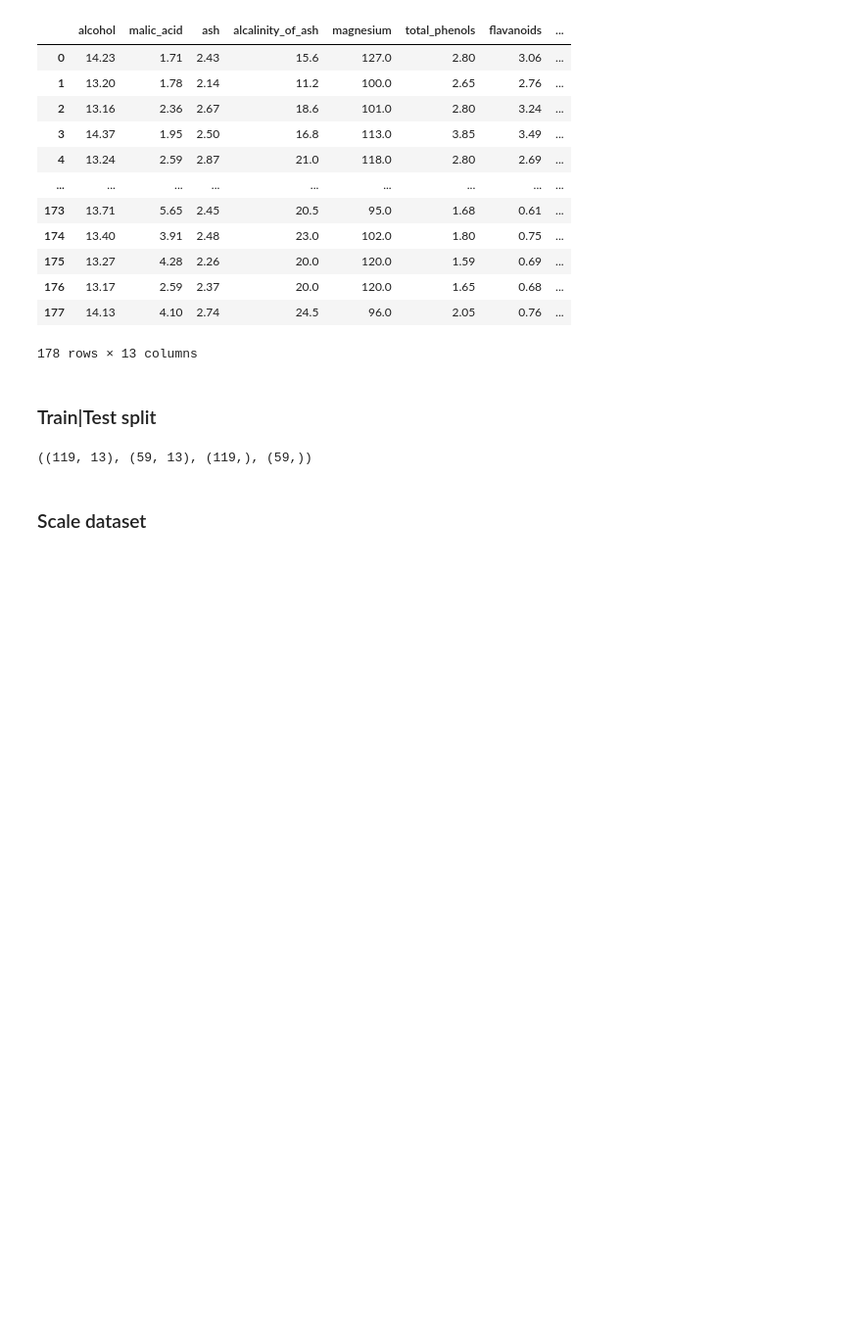
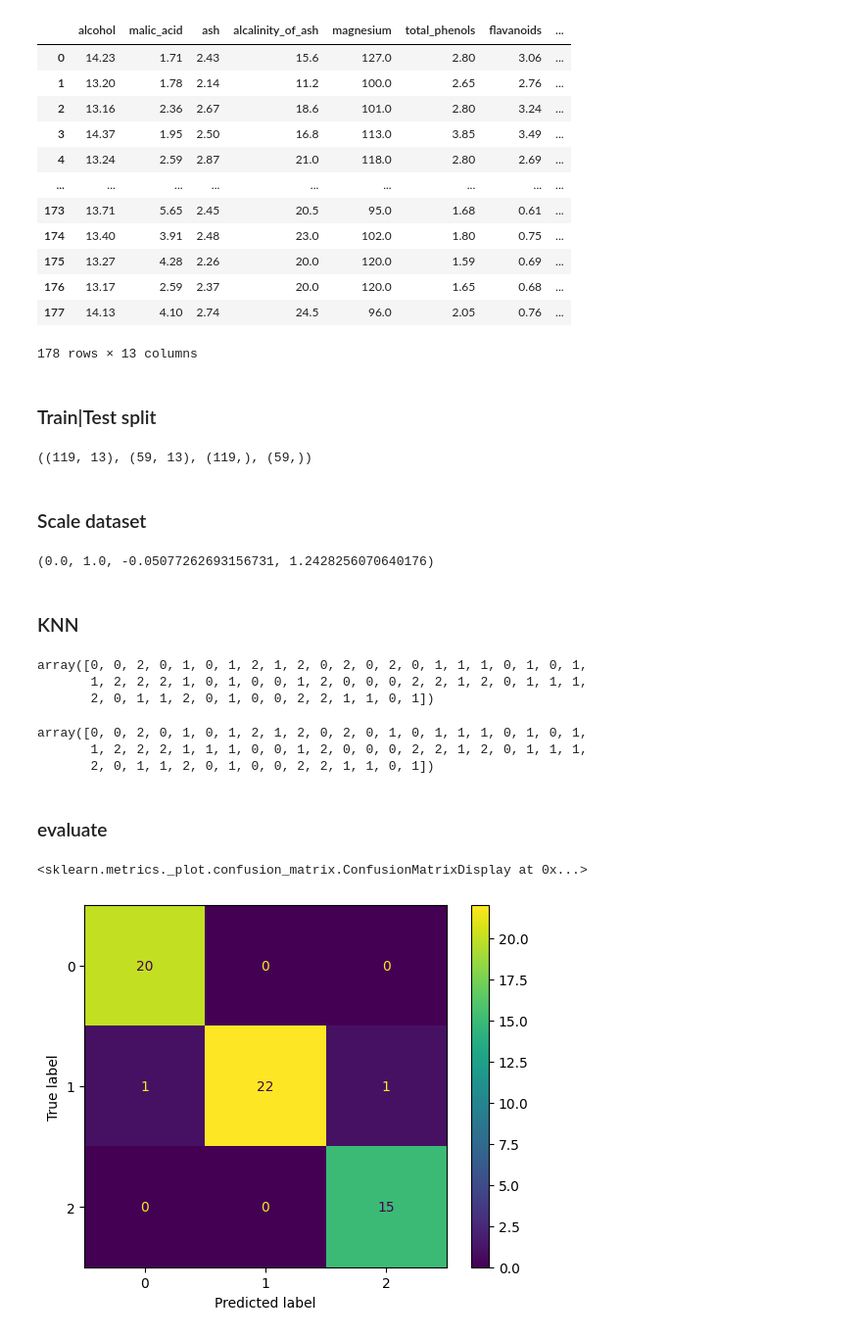
Before and after one commit to ArthurLopez1/AI-Arthur-Lopez-OPA23, a Jupyter notebook: code_alongs/Lec05_knn.ipynb, the cells around one changed output. Shown: that part at 98% size. Saved outputs shown, nothing was run; the diff lists cells and outputs as text; code cells hidden in the pictures; blank space fills up the shorter version.

```diff
--- a/code_alongs/Lec05_knn.ipynb
+++ b/code_alongs/Lec05_knn.ipynb
@@ -129,0 +128,39 @@ from sklearn.preprocessing import MinMaxScaler
+# %%
+from sklearn.preprocessing import MinMaxScaler
+
+scaler = MinMaxScaler()
+scaled_X_train = scaler.fit_transform(X_train)
+scaled_X_test = scaler.transform(X_test)
+
+scaled_X_train.min(), scaled_X_train.max(), scaled_X_test.min(), scaled_X_test.max()
+# %% [output]
+(0.0, 1.0, -0.05077262693156731, 1.2428256070640176)
+# %% [markdown]
+### KNN
+# %%
+from sklearn.neighbors import KNeighborsClassifier
+
+model_KNN = KNeighborsClassifier(n_neighbors=1)
+model_KNN.fit(scaled_X_train, y_train)
+y_pred = model_KNN.predict(scaled_X_test)
+y_pred
+# %% [output]
+array([0, 0, 2, 0, 1, 0, 1, 2, 1, 2, 0, 2, 0, 2, 0, 1, 1, 1, 0, 1, 0, 1,
+       1, 2, 2, 2, 1, 0, 1, 0, 0, 1, 2, 0, 0, 0, 2, 2, 1, 2, 0, 1, 1, 1,
+       2, 0, 1, 1, 2, 0, 1, 0, 0, 2, 2, 1, 1, 0, 1])
+# %%
+y_test
+# %% [output]
+array([0, 0, 2, 0, 1, 0, 1, 2, 1, 2, 0, 2, 0, 1, 0, 1, 1, 1, 0, 1, 0, 1,
+       1, 2, 2, 2, 1, 1, 1, 0, 0, 1, 2, 0, 0, 0, 2, 2, 1, 2, 0, 1, 1, 1,
+       2, 0, 1, 1, 2, 0, 1, 0, 0, 2, 2, 1, 1, 0, 1])
+# %% [markdown]
+### evaluate
+# %%
+from sklearn.metrics import confusion_matrix, ConfusionMatrixDisplay, classification_report
+
+cm = confusion_matrix(y_test, y_pred)
+ConfusionMatrixDisplay(cm).plot()
+# %% [output]
+<sklearn.metrics._plot.confusion_matrix.ConfusionMatrixDisplay at 0x...>
+[figure, added]
```
Also changed, not shown: parts of 2 cells of this notebook.
